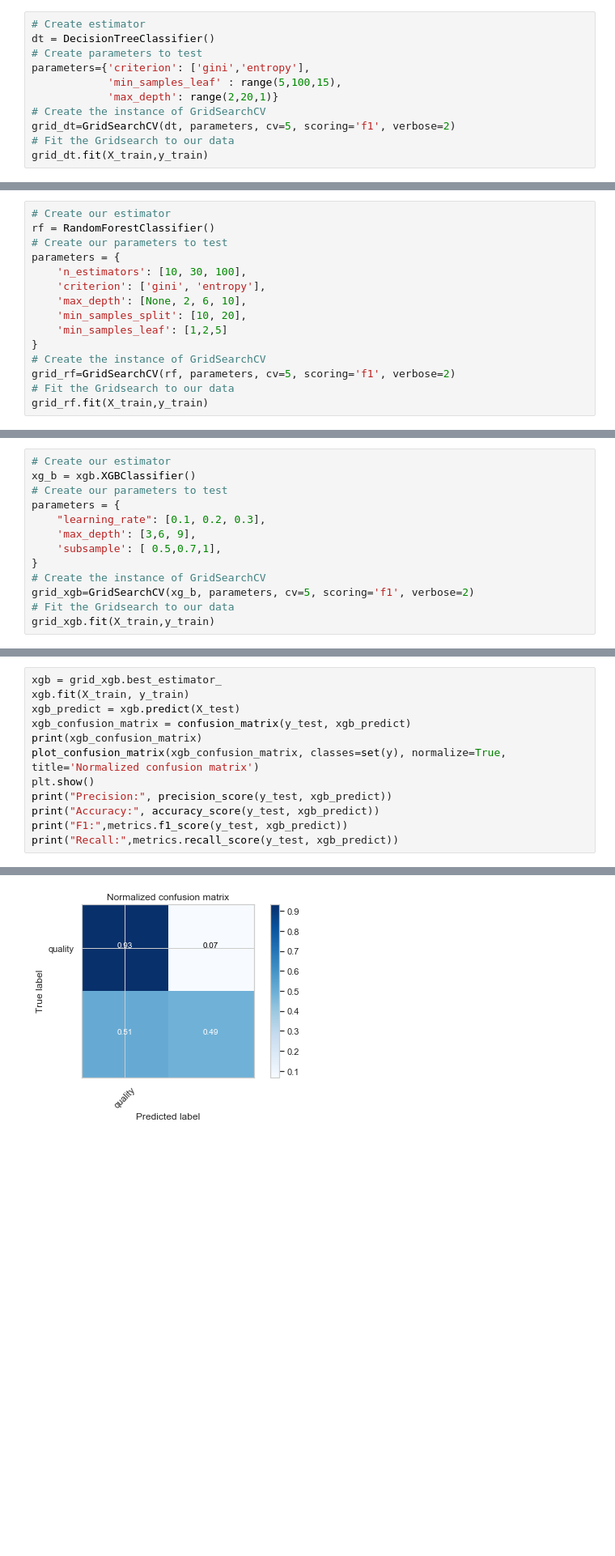
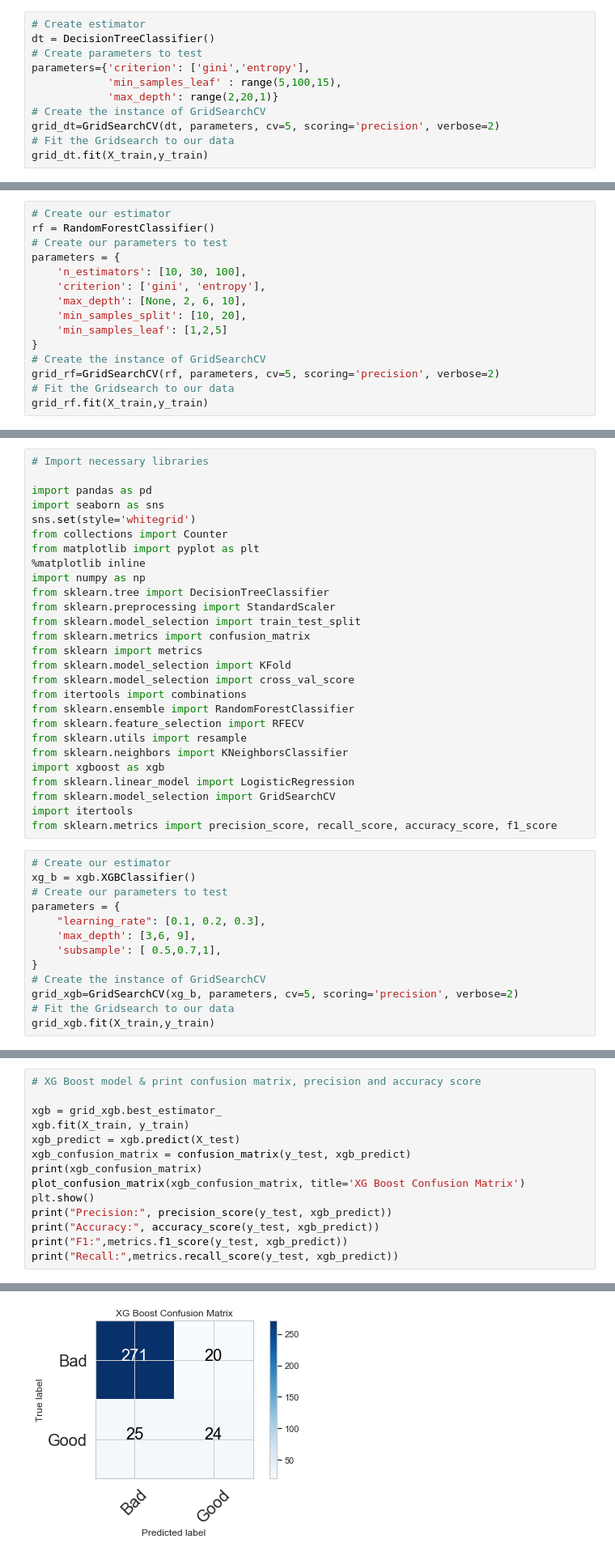
Before and after one commit to erikajane/Good_Wine_Classification, a Jupyter notebook: Red Wine Analysis-Copy1.ipynb, the cells around one changed output, grey strips where cells are left out. Shown at 81% size. Saved outputs shown, nothing was run; the diff lists cells and outputs as text; blank space fills up the shorter version.

```diff
--- a/Red Wine.ipynb
+++ b/Red Wine Analysis-Copy1.ipynb
@@ -561,7 +500,7 @@ parameters={'criterion': ['gini','entropy'],
             'min_samples_leaf' : range(5,100,15),
             'max_depth': range(2,20,1)}
 # Create the instance of GridSearchCV
-grid_dt=GridSearchCV(dt, parameters, cv=5, scoring='f1', verbose=2)
+grid_dt=GridSearchCV(dt, parameters, cv=5, scoring='precision', verbose=2)
 # Fit the Gridsearch to our data
 grid_dt.fit(X_train,y_train)
 # %% [output]
@@ -752,7 +594,7 @@ parameters = {
     'min_samples_leaf': [1,2,5]
 }
 # Create the instance of GridSearchCV
-grid_rf=GridSearchCV(rf, parameters, cv=5, scoring='f1', verbose=2)
+grid_rf=GridSearchCV(rf, parameters, cv=5, scoring='precision', verbose=2)
 # Fit the Gridsearch to our data
 grid_rf.fit(X_train,y_train)
 # %% [output]
@@ -846,6 +649,33 @@ Recall: 0.5102040816326531
 ### Model: XG Boost
 # %% [markdown]
 #### Hypertune Parameters
+# %%
+# Import necessary libraries
+
+import pandas as pd
+import seaborn as sns
+sns.set(style='whitegrid')
+from collections import Counter
+from matplotlib import pyplot as plt
+%matplotlib inline
+import numpy as np
+from sklearn.tree import DecisionTreeClassifier
+from sklearn.preprocessing import StandardScaler
+from sklearn.model_selection import train_test_split
+from sklearn.metrics import confusion_matrix
+from sklearn import metrics
+from sklearn.model_selection import KFold
+from sklearn.model_selection import cross_val_score
+from itertools import combinations
+from sklearn.ensemble import RandomForestClassifier
+from sklearn.feature_selection import RFECV
+from sklearn.utils import resample
+from sklearn.neighbors import KNeighborsClassifier
+import xgboost as xgb
+from sklearn.linear_model import LogisticRegression
+from sklearn.model_selection import GridSearchCV
+import itertools
+from sklearn.metrics import precision_score, recall_score, accuracy_score, f1_score
 # %%
 # Create our estimator
 xg_b = xgb.XGBClassifier()
@@ -856,7 +686,7 @@ parameters = {
     'subsample': [ 0.5,0.7,1],
 }
 # Create the instance of GridSearchCV
-grid_xgb=GridSearchCV(xg_b, parameters, cv=5, scoring='f1', verbose=2)
+grid_xgb=GridSearchCV(xg_b, parameters, cv=5, scoring='precision', verbose=2)
 # Fit the Gridsearch to our data
 grid_xgb.fit(X_train,y_train)
 # %% [output]
@@ -899,12 +729,14 @@ GridSearchCV(cv=5, error_score='raise-deprecating',
 # %% [markdown]
 #### Run XG Boost Model
 # %%
+# XG Boost model & print confusion matrix, precision and accuracy score
+
 xgb = grid_xgb.best_estimator_
 xgb.fit(X_train, y_train)
 xgb_predict = xgb.predict(X_test)
 xgb_confusion_matrix = confusion_matrix(y_test, xgb_predict)
 print(xgb_confusion_matrix)
-plot_confusion_matrix(xgb_confusion_matrix, classes=set(y), normalize=True, title='Normalized confusion matrix')
+plot_confusion_matrix(xgb_confusion_matrix, title='XG Boost Confusion Matrix')
 plt.show()
 print("Precision:", precision_score(y_test, xgb_predict))
 print("Accuracy:", accuracy_score(y_test, xgb_predict))
@@ -919,4 +748,4 @@ Normalized confusion matrix
-[figure, old version]
+[figure, new version]
 Precision: 0.5454545454545454
 Accuracy: 0.8676470588235294
 F1: 0.5161290322580645
```
Also changed, not shown: parts of 26 cells of this notebook, 2 other files.
